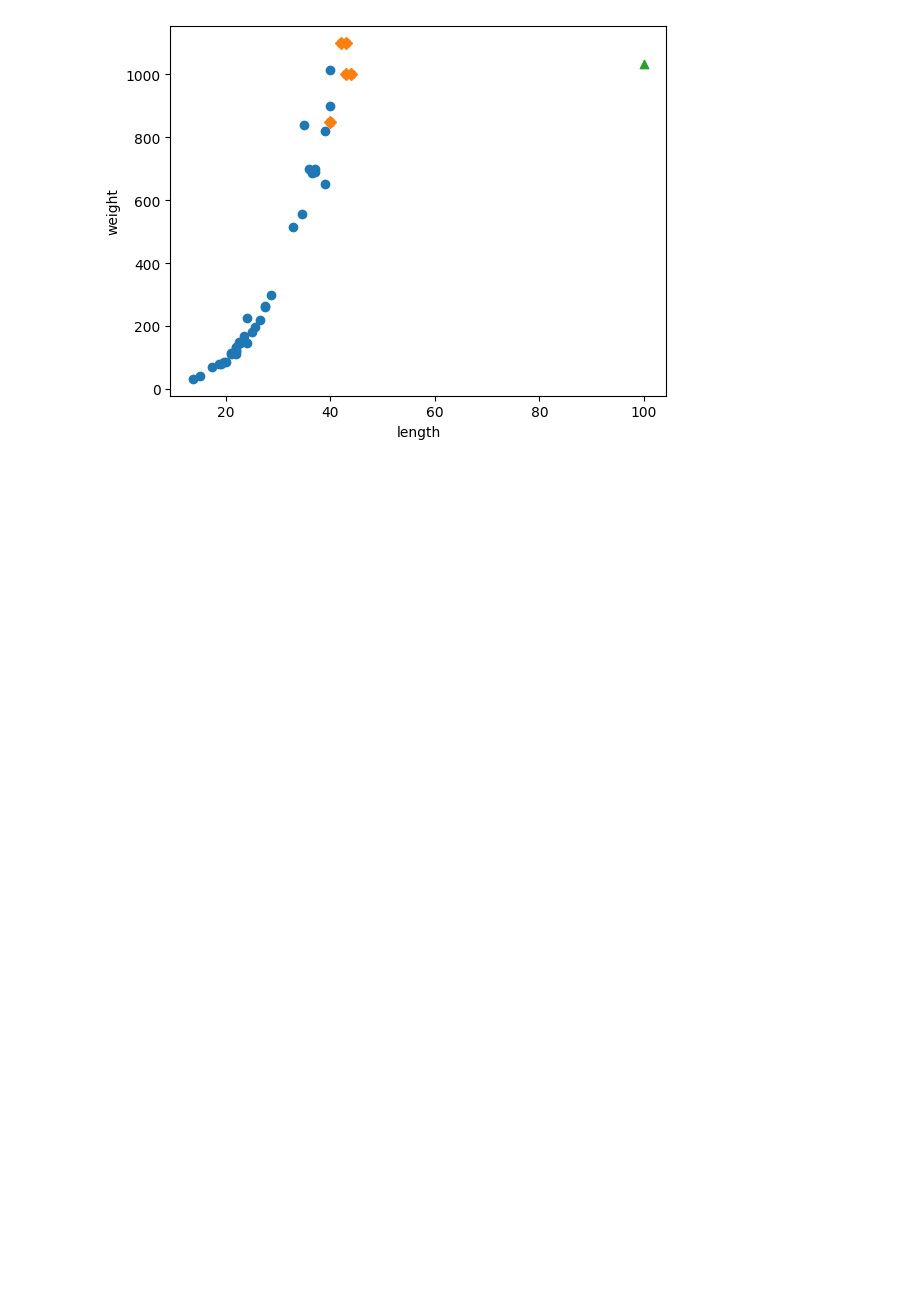
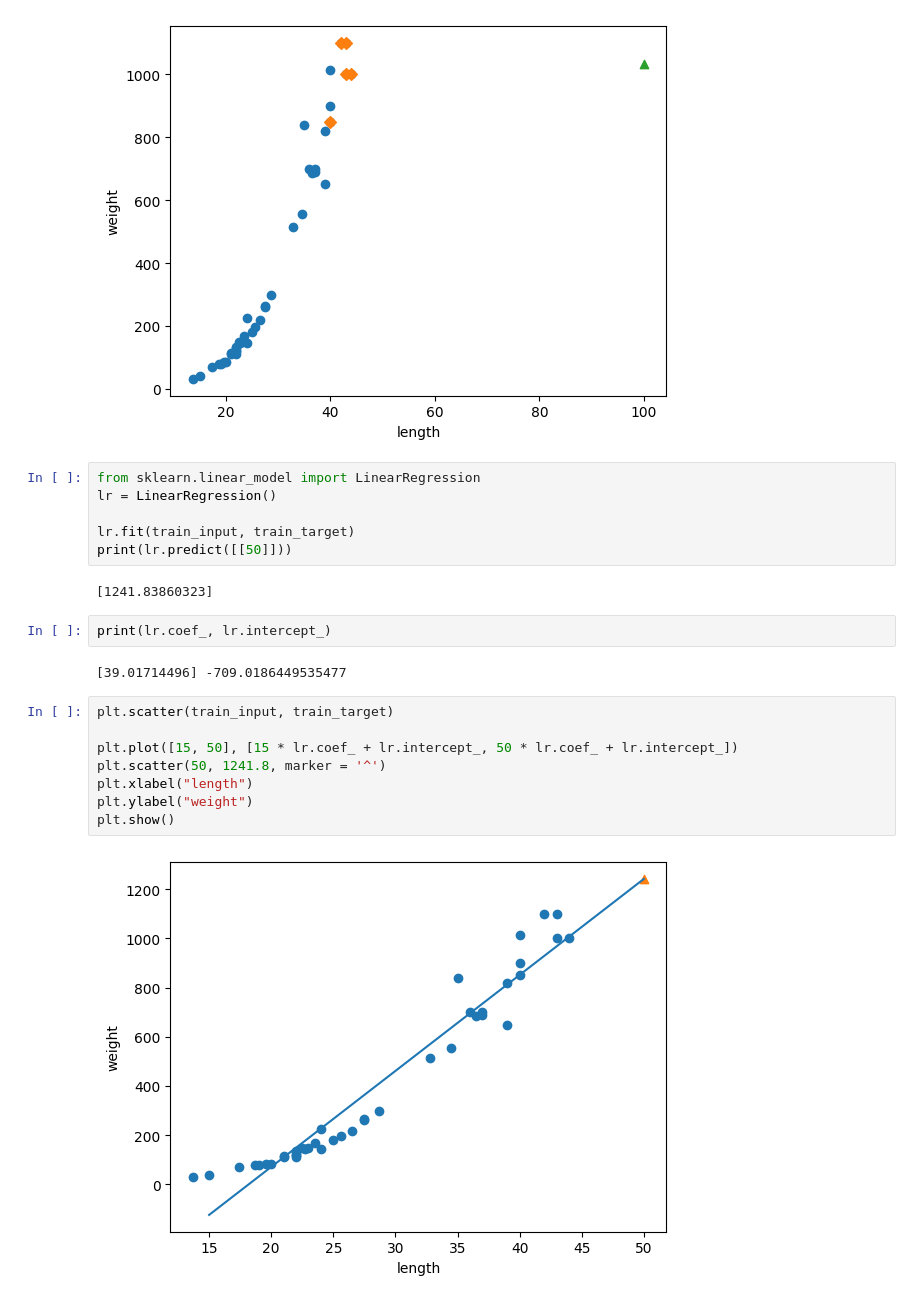
Before and after one commit to HP657/ML-DL-Study, a Jupyter notebook: perch.ipynb, the cells around one changed output. Saved outputs shown, nothing was run; the diff lists cells and outputs as text; blank space fills up the shorter version.

```diff
--- a/perch.ipynb
+++ b/perch.ipynb
@@ -102,3 +102,25 @@ plt.ylabel("weight")
 plt.show()
 # %% [output]
 [figure]
+# %%
+from sklearn.linear_model import LinearRegression
+lr = LinearRegression()
+
+lr.fit(train_input, train_target)
+print(lr.predict([[50]]))
+# %% [output]
+[1241.83860323]
+# %%
+print(lr.coef_, lr.intercept_)
+# %% [output]
+[39.01714496] -709.0186449535477
+# %%
+plt.scatter(train_input, train_target)
+
+plt.plot([15, 50], [15 * lr.coef_ + lr.intercept_, 50 * lr.coef_ + lr.intercept_])
+plt.scatter(50, 1241.8, marker = '^')
+plt.xlabel("length")
+plt.ylabel("weight")
+plt.show()
+# %% [output]
+[figure, added]
```
Also changed, not shown: parts of 5 cells of this notebook.
